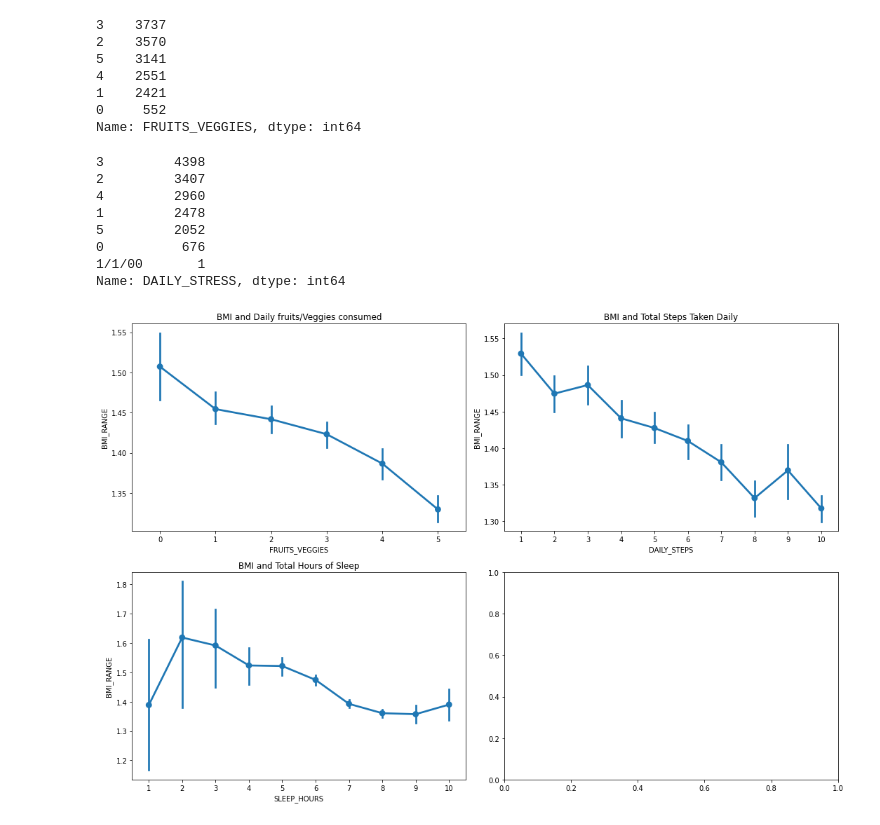
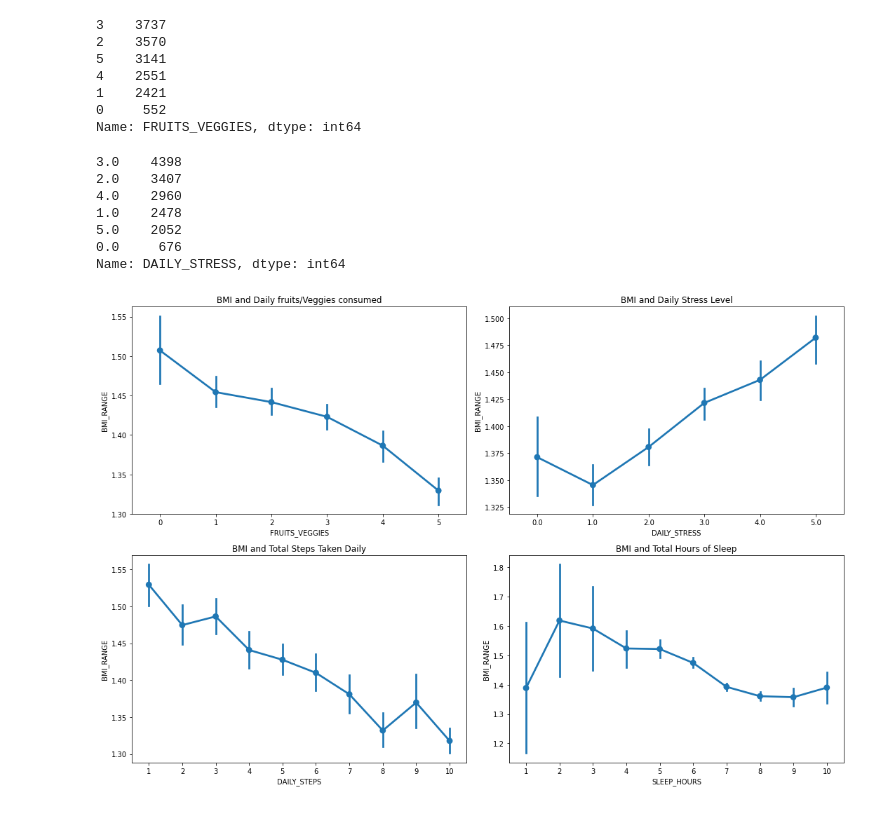
Before and after one commit to OmdenaAI/egypt-roommate-compatibility, a Jupyter notebook: Wellbeing and Lifestyle EDA.ipynb, the cells around one changed output. Cells and saved outputs as stored; diff of their text form; code cells hidden in the pictures.

```diff
--- a/Wellbeing and Lifestyle EDA.ipynb
+++ b/Wellbeing and Lifestyle EDA.ipynb
@@ -34,0 +55,3 @@ Index(['Timestamp', 'FRUITS_VEGGIES', 'DAILY_STRESS', 'PLACES_VISITED',
+# %%
+df['DAILY_STRESS'] = pd.to_numeric(df['DAILY_STRESS'], errors='coerce')
+df.info()
@@ -207,22 +228,24 @@ Name: FRUITS_VEGGIES, dtype: int64
 # %%
 df.DAILY_STRESS.value_counts()
 # %% [output]
-3         4398
-2         3407
-4         2960
-1         2478
-5         2052
-0          676
-1/1/00       1
+3.0    4398
+2.0    3407
+4.0    2960
+1.0    2478
+5.0    2052
+0.0     676
 Name: DAILY_STRESS, dtype: int64
+# %%
+df['BMI_RANGE'] = np.where(df['BMI_RANGE'] == 'Less than 25', 1, 2)
 # %%
-cols = ['FRUITS_VEGGIES', 'DAILY_STEPS', 'SLEEP_HOURS']
+cols = ['FRUITS_VEGGIES', 'DAILY_STRESS', 'DAILY_STEPS', 'SLEEP_HOURS']
 
 fig, axes = plt.subplots(2, 2, figsize = (15, 10))
 
 sns.pointplot(data=df, x=cols[0], y='BMI_RANGE', ax=axes[0, 0]).set(title='BMI and Daily fruits/Veggies consumed')
-sns.pointplot(data=df, x=cols[1], y='BMI_RANGE', ax=axes[0, 1]).set(title='BMI and Total Steps Taken Daily')
-sns.pointplot(data=df, x=cols[2], y='BMI_RANGE', ax=axes[1, 0]).set(title='BMI and Total Hours of Sleep')
+sns.pointplot(data=df, x=cols[1], y='BMI_RANGE', ax=axes[0, 1]).set(title='BMI and Daily Stress Level')
+sns.pointplot(data=df, x=cols[2], y='BMI_RANGE', ax=axes[1, 0]).set(title='BMI and Total Steps Taken Daily')
+sns.pointplot(data=df, x=cols[3], y='BMI_RANGE', ax=axes[1, 1]).set(title='BMI and Total Hours of Sleep')
 plt.tight_layout()
 # %% [output]
-[figure, old version]
+[figure, new version]
```
Also changed, not shown: parts of 8 cells of this notebook.
